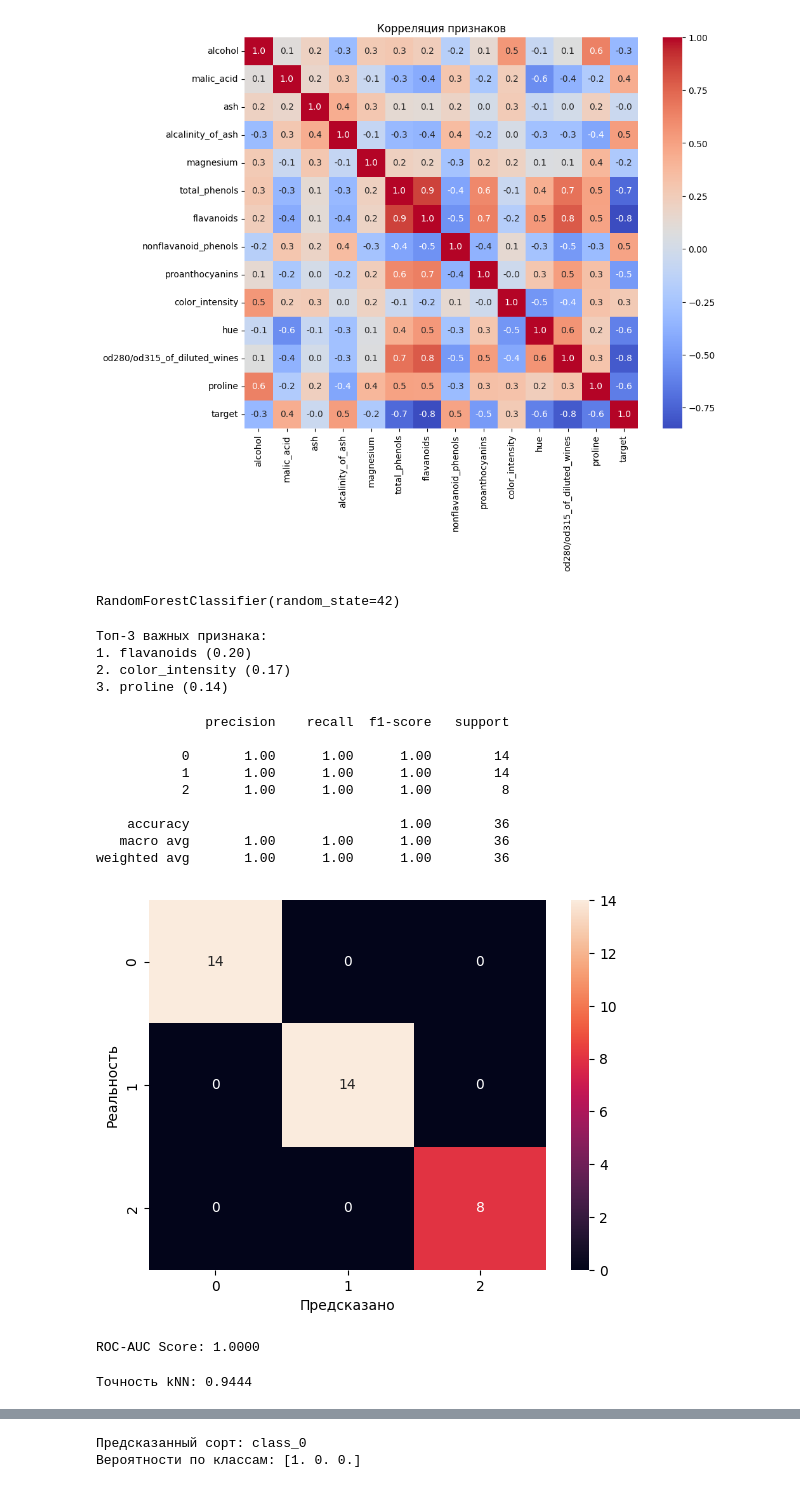
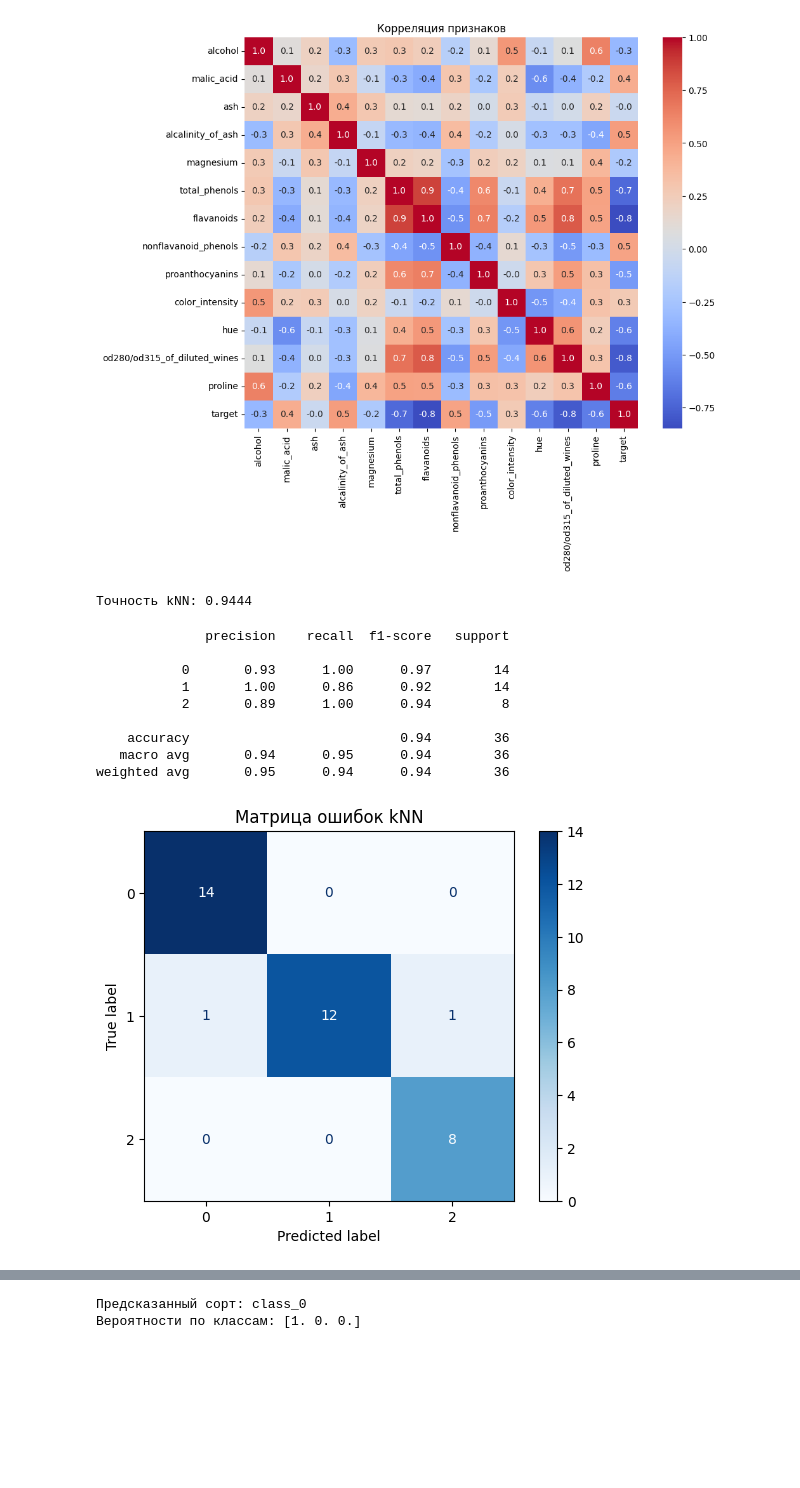
Before and after one commit to Baikadamov/Linear-Regression-kNN, a Jupyter notebook: Classification.ipynb, the cells around one changed output, grey strips where cells are left out. Cells and saved outputs as stored; diff of their text form; code cells hidden in the pictures; blank space fills up the shorter version.

```diff
--- a/Classification.ipynb
+++ b/Classification.ipynb
@@ -86,58 +86,6 @@ X_train, X_test, y_train, y_test = train_test_split(X, y, test_size=0.2, random_
 scaler = StandardScaler()
 X_train_scaled = scaler.fit_transform(X_train)
 X_test_scaled = scaler.transform(X_test)
-# %%
-from sklearn.ensemble import RandomForestClassifier
-
-
-rf_model = RandomForestClassifier(random_state=42)
-rf_model.fit(X_train_scaled, y_train)
-# %% [output]
-RandomForestClassifier(random_state=42)
-# %%
-import numpy as np
-
-importances = rf_model.feature_importances_
-indices = np.argsort(importances)[::-1]
-
-print("Топ-3 важных признака:")
-for i in range(3):
-    print(f"{i+1}. {X.columns[indices[i]]} ({importances[indices[i]]:.2f})")
-# %% [output]
-Топ-3 важных признака:
-1. flavanoids (0.20)
-2. color_intensity (0.17)
-3. proline (0.14)
-# %%
-from sklearn.metrics import confusion_matrix, classification_report, roc_auc_score
-
-y_pred = rf_model.predict(X_test_scaled)
-y_prob = rf_model.predict_proba(X_test_scaled)
-
-print(classification_report(y_test, y_pred))
-# %% [output]
-              precision    recall  f1-score   support
-
-           0       1.00      1.00      1.00        14
-           1       1.00      1.00      1.00        14
-           2       1.00      1.00      1.00         8
-
-    accuracy                           1.00        36
-   macro avg       1.00      1.00      1.00        36
-weighted avg       1.00      1.00      1.00        36
-# %%
-# 2. Confusion Matrix
-sns.heatmap(confusion_matrix(y_test, y_pred), annot=True, fmt='d')
-plt.xlabel('Предсказано')
-plt.ylabel('Реальность')
-plt.show()
-# %% [output]
-[figure, removed]
-# %%
-roc_auc = roc_auc_score(y_test, y_prob, multi_class='ovr')
-print(f"ROC-AUC Score: {roc_auc:.4f}")
-# %% [output]
-ROC-AUC Score: 1.0000
 # %%
 from sklearn.neighbors import KNeighborsClassifier
 from sklearn.metrics import accuracy_score
@@ -151,3 +99,25 @@ knn_pred = knn.predict(X_test_scaled)
 print(f"Точность kNN: {accuracy_score(y_test, knn_pred):.4f}")
 # %% [output]
 Точность kNN: 0.9444
+# %%
+from sklearn.metrics import confusion_matrix, classification_report, ConfusionMatrixDisplay
+import matplotlib.pyplot as plt
+
+print(classification_report(y_test, knn_pred))
+
+cm = confusion_matrix(y_test, knn_pred)
+disp = ConfusionMatrixDisplay(confusion_matrix=cm)
+disp.plot(cmap='Blues')
+plt.title('Матрица ошибок kNN')
+plt.show()
+# %% [output]
+              precision    recall  f1-score   support
+
+           0       0.93      1.00      0.97        14
+           1       1.00      0.86      0.92        14
+           2       0.89      1.00      0.94         8
+
+    accuracy                           0.94        36
+   macro avg       0.94      0.95      0.94        36
+weighted avg       0.95      0.94      0.94        36
+[figure, added]
```
Also changed, not shown: parts of 4 cells of this notebook, 4 other files.
